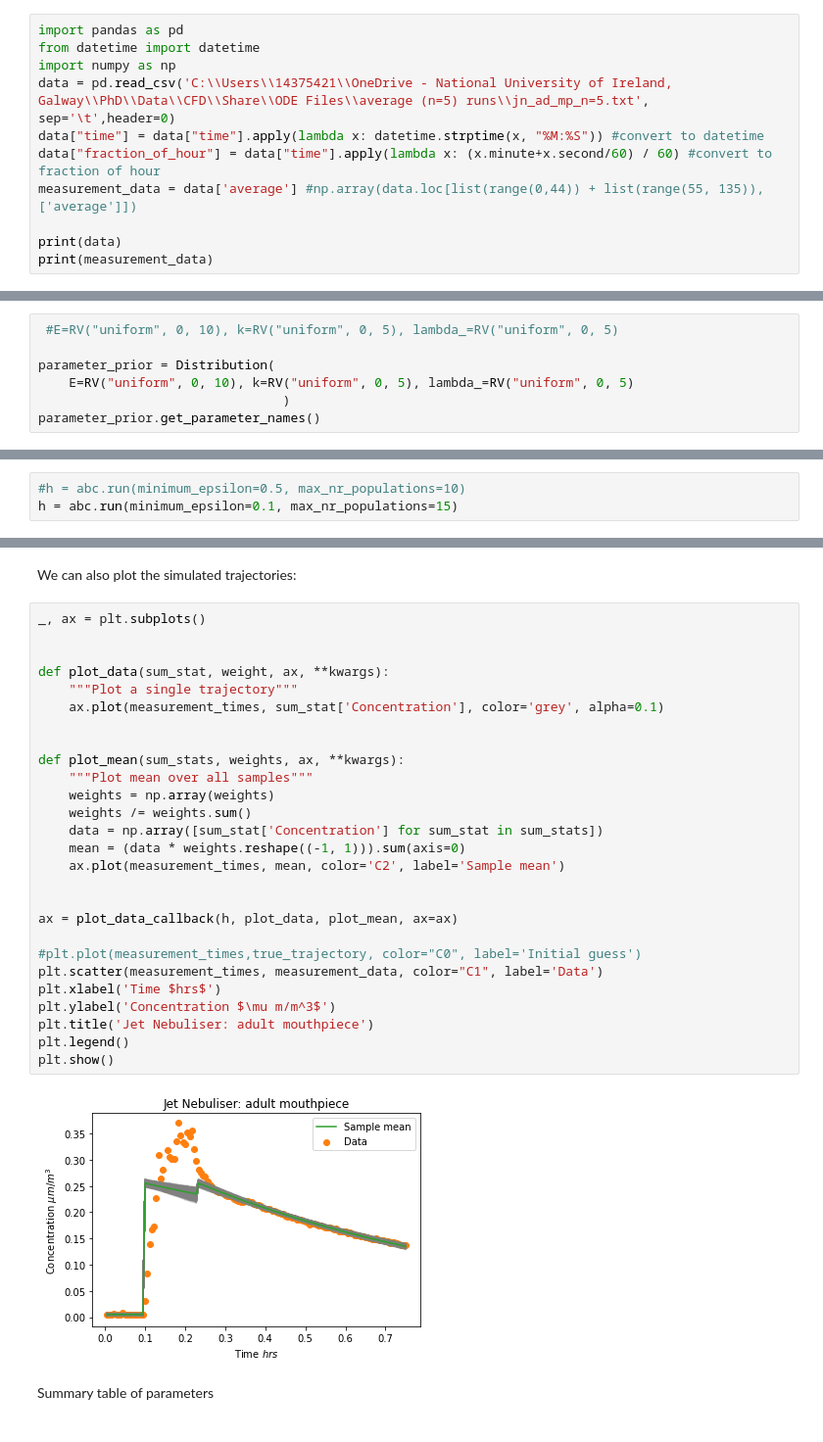
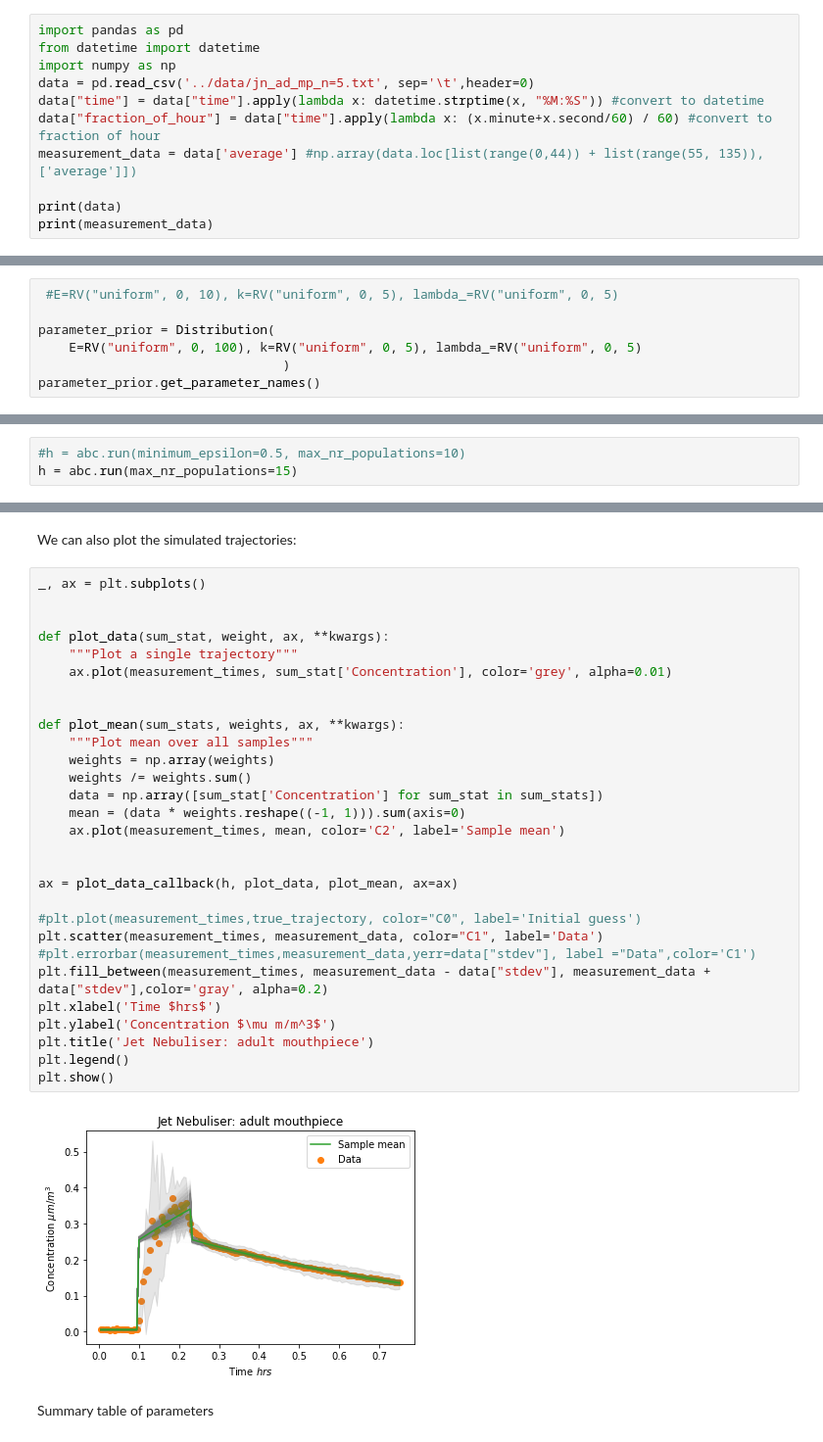
Before and after one commit to MarcoFelipeKing/ciarrai, a Jupyter notebook: code/jn_ad_mp_n=5 (with stdev).ipynb, the cells around one changed output, grey strips where cells are left out. Shown: that part at 98% size. Drawn from its saved outputs; the diff is of its cells as text.

```diff
--- a/code/jn_ad_mp_n=5 (with stdev).ipynb
+++ b/code/jn_ad_mp_n=5 (with stdev).ipynb
@@ -62,7 +62,7 @@ and the measurement data
 import pandas as pd
 from datetime import datetime
 import numpy as np
-data = pd.read_csv('C:\\Users\\14375421\\OneDrive - National University of Ireland, Galway\\PhD\\Data\\CFD\\Share\\ODE Files\\average (n=5) runs\\jn_ad_mp_n=5.txt', sep='\t',header=0)
+data = pd.read_csv('../data/jn_ad_mp_n=5.txt', sep='\t',header=0)
 data["time"] = data["time"].apply(lambda x: datetime.strptime(x, "%M:%S")) #convert to datetime
 data["fraction_of_hour"] = data["time"].apply(lambda x: (x.minute+x.second/60) / 60) #convert to fraction of hour
 measurement_data = data['average'] #np.array(data.loc[list(range(0,44)) + list(range(55, 135)), ['average']])
@@ -183,7 +184,7 @@ Define the prior distributions for the parameters. We will use uniform priors fo
  #E=RV("uniform", 0, 10), k=RV("uniform", 0, 5), lambda_=RV("uniform", 0, 5)
 
 parameter_prior = Distribution(
-    E=RV("uniform", 0, 10), k=RV("uniform", 0, 5), lambda_=RV("uniform", 0, 5)
+    E=RV("uniform", 0, 100), k=RV("uniform", 0, 5), lambda_=RV("uniform", 0, 5)
                                 )
 parameter_prior.get_parameter_names()
 # %% [output]
@@ -232,6 +235,6 @@ ABC.History INFO: Start <ABCSMC id=257, start_time=2023-02-28 14:34:16>
 This runs the algorithm
 # %%
 #h = abc.run(minimum_epsilon=0.5, max_nr_populations=10)
-h = abc.run(minimum_epsilon=0.1, max_nr_populations=15)
+h = abc.run(max_nr_populations=15)
 # %% [output]
 ABC INFO: Calibration sample t = -1.
@@ -301,32 +304,34 @@ We can also plot the simulated trajectories:
 # %%
 _, ax = plt.subplots()
 
 
 def plot_data(sum_stat, weight, ax, **kwargs):
     """Plot a single trajectory"""
-    ax.plot(measurement_times, sum_stat['Concentration'], color='grey', alpha=0.1)
+    ax.plot(measurement_times, sum_stat['Concentration'], color='grey', alpha=0.01)
 
 
 def plot_mean(sum_stats, weights, ax, **kwargs):
     """Plot mean over all samples"""
     weights = np.array(weights)
     weights /= weights.sum()
     data = np.array([sum_stat['Concentration'] for sum_stat in sum_stats])
     mean = (data * weights.reshape((-1, 1))).sum(axis=0)
     ax.plot(measurement_times, mean, color='C2', label='Sample mean')
 
 
 ax = plot_data_callback(h, plot_data, plot_mean, ax=ax)
 
 #plt.plot(measurement_times,true_trajectory, color="C0", label='Initial guess')
 plt.scatter(measurement_times, measurement_data, color="C1", label='Data')
+#plt.errorbar(measurement_times,measurement_data,yerr=data["stdev"], label ="Data",color='C1')
+plt.fill_between(measurement_times, measurement_data - data["stdev"], measurement_data + data["stdev"],color='gray', alpha=0.2)
 plt.xlabel('Time $hrs$')
 plt.ylabel('Concentration $\mu m/m^3$')
 plt.title('Jet Nebuliser: adult mouthpiece')
 plt.legend()
 plt.show()
 # %% [output]
-[figure, old version]
+[figure, new version]
 # %% [markdown]
 Summary table of parameters
 # %%
```
Also changed, not shown: parts of 8 cells of this notebook, 2 other files.
